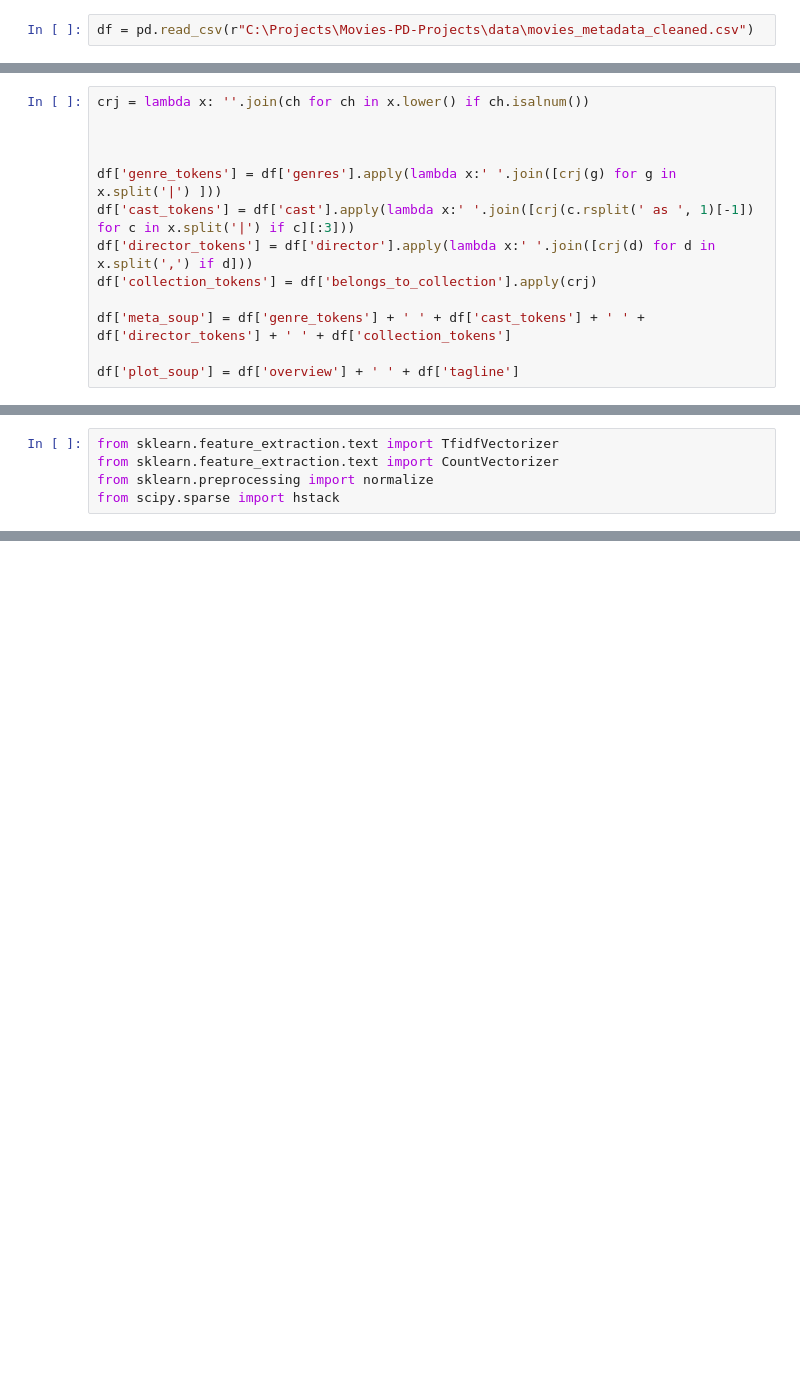
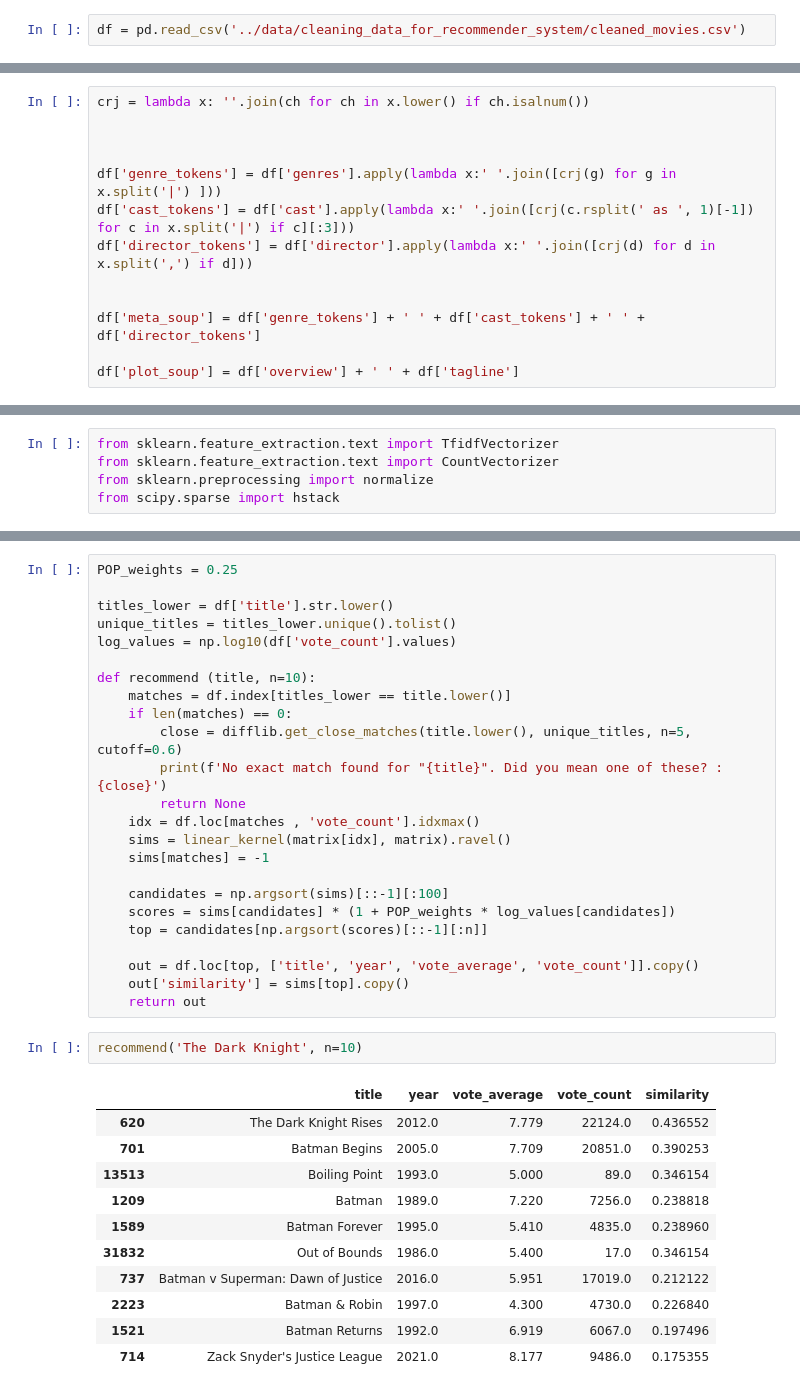
Before and after one commit to AmeyDande/Movie_recommender_system, a Jupyter notebook: notebook/Recommender_system.ipynb, the cells around one changed output, grey strips where cells are left out. Cells and saved outputs as stored; diff of their text form; blank space fills up the shorter version.

Commit message:
recommender done

```diff
--- a/notebook/Recommender_system.ipynb
+++ b/notebook/Recommender_system.ipynb
@@ -2,7 +2,7 @@
 import pandas as pd
 import numpy as np
 # %%
-df = pd.read_csv(r"C:\Projects\Movies-PD-Projects\data\movies_metadata_cleaned.csv")
+df = pd.read_csv('../data/cleaning_data_for_recommender_system/cleaned_movies.csv')
 # %%
 df.head()
 # %% [output]
@@ -58,9 +57,9 @@ crj = lambda x: ''.join(ch for ch in x.lower() if ch.isalnum())
 df['genre_tokens'] = df['genres'].apply(lambda x:' '.join([crj(g) for g in x.split('|') ]))
 df['cast_tokens'] = df['cast'].apply(lambda x:' '.join([crj(c.rsplit(' as ', 1)[-1]) for c in x.split('|') if c][:3]))
 df['director_tokens'] = df['director'].apply(lambda x:' '.join([crj(d) for d in x.split(',') if d]))
-df['collection_tokens'] = df['belongs_to_collection'].apply(crj)
 
-df['meta_soup'] = df['genre_tokens'] + ' ' + df['cast_tokens'] + ' ' + df['director_tokens'] + ' ' + df['collection_tokens']
+
+df['meta_soup'] = df['genre_tokens'] + ' ' + df['cast_tokens'] + ' ' + df['director_tokens']
 
 df['plot_soup'] = df['overview'] + ' ' + df['tagline']
 # %%
@@ -92,0 +95,38 @@ Matrix shape: (30879, 77822)
+# %%
+POP_weights = 0.25
+
+titles_lower = df['title'].str.lower()
+unique_titles = titles_lower.unique().tolist()
+log_values = np.log10(df['vote_count'].values)
+
+def recommend (title, n=10):
+    matches = df.index[titles_lower == title.lower()]
+    if len(matches) == 0:
+        close = difflib.get_close_matches(title.lower(), unique_titles, n=5, cutoff=0.6)
+        print(f'No exact match found for "{title}". Did you mean one of these? : {close}')
+        return None
+    idx = df.loc[matches , 'vote_count'].idxmax()
+    sims = linear_kernel(matrix[idx], matrix).ravel()
+    sims[matches] = -1
+
+    candidates = np.argsort(sims)[::-1][:100]
+    scores = sims[candidates] * (1 + POP_weights * log_values[candidates])
+    top = candidates[np.argsort(scores)[::-1][:n]]
+
+    out = df.loc[top, ['title', 'year', 'vote_average', 'vote_count']].copy()
+    out['similarity'] = sims[top].copy()
+    return out
+# %%
+recommend('The Dark Knight', n=10)
+# %% [output]
+|  | title | year | vote_average | vote_count | similarity |
+| 620 | The Dark Knight Rises | 2012.0 | 7.779 | 22124.0 | 0.436552 |
+| 701 | Batman Begins | 2005.0 | 7.709 | 20851.0 | 0.390253 |
+| 13513 | Boiling Point | 1993.0 | 5.000 | 89.0 | 0.346154 |
+| 1209 | Batman | 1989.0 | 7.220 | 7256.0 | 0.238818 |
+| 1589 | Batman Forever | 1995.0 | 5.410 | 4835.0 | 0.238960 |
+| 31832 | Out of Bounds | 1986.0 | 5.400 | 17.0 | 0.346154 |
+| 737 | Batman v Superman: Dawn of Justice | 2016.0 | 5.951 | 17019.0 | 0.212122 |
+| 2223 | Batman & Robin | 1997.0 | 4.300 | 4730.0 | 0.226840 |
+| 1521 | Batman Returns | 1992.0 | 6.919 | 6067.0 | 0.197496 |
+| 714 | Zack Snyder's Justice League | 2021.0 | 8.177 | 9486.0 | 0.175355 |
```
Also changed, not shown: parts of 9 cells of this notebook.
